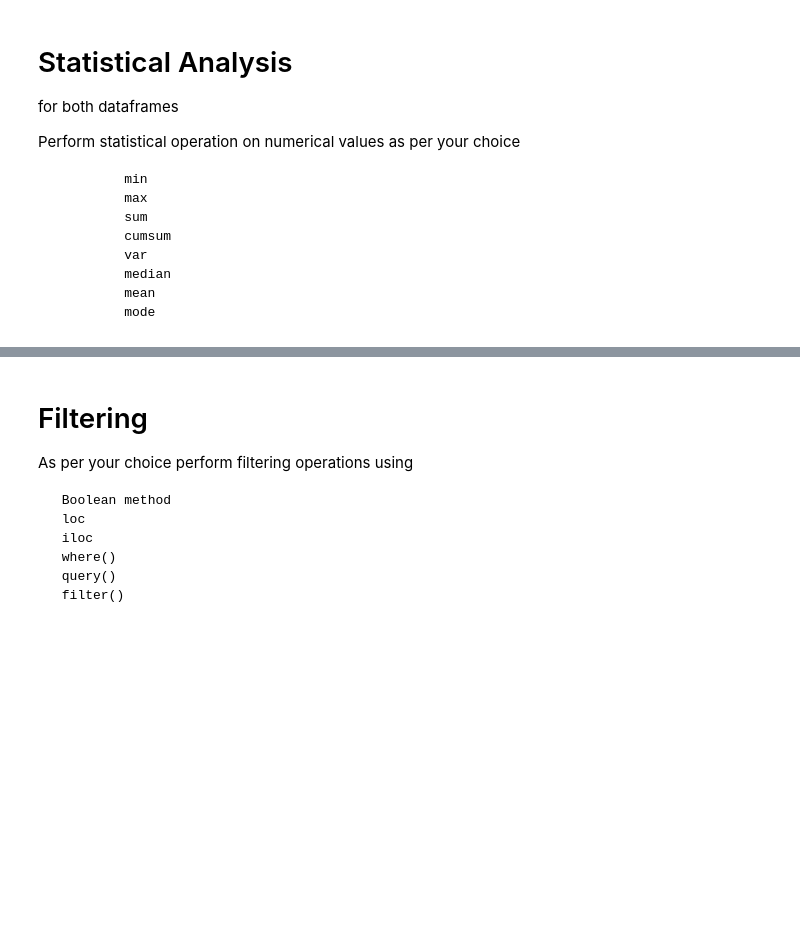
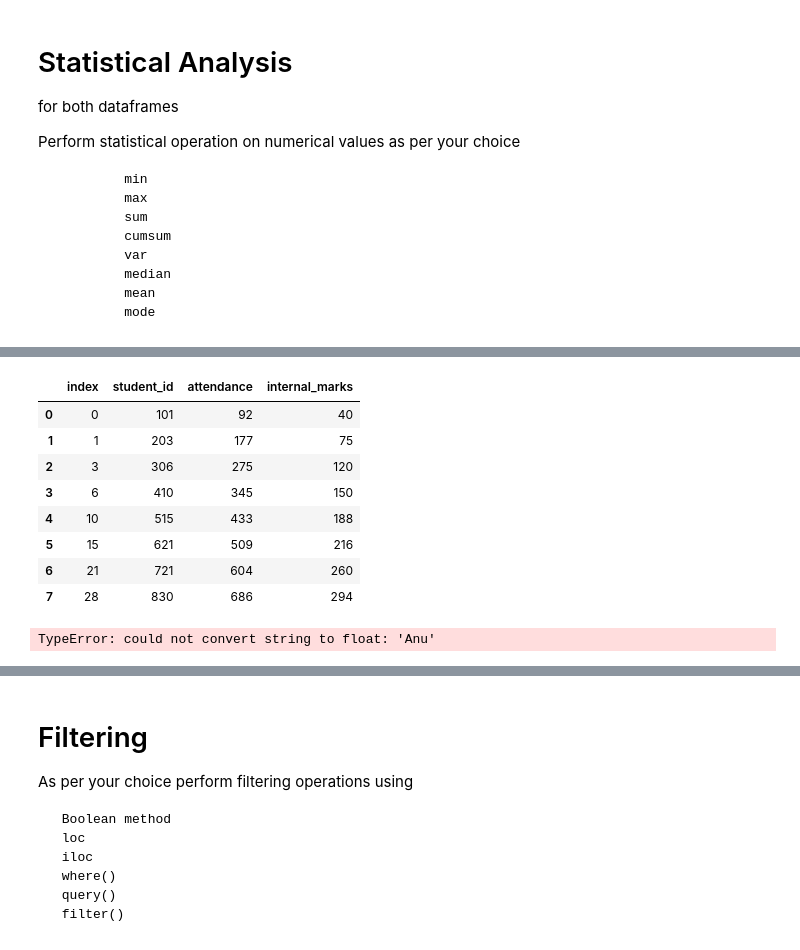
Before and after one commit to Sru-j/daily_lab_activities, a Jupyter notebook: pandas_dataframeII_S.ipynb, the cells around one changed output, grey strips where cells are left out. Saved outputs shown, nothing was run; the diff lists cells and outputs as text; code cells hidden in the pictures; blank space fills up the shorter version.

```diff
--- a/pandas_dataframeII_S.ipynb
+++ b/pandas_dataframeII_S.ipynb
@@ -148,0 +262,19 @@ df_scores
+# %%
+#cumsum
+df_students.cumsum()
+df_scores.cumsum()
+# %% [output]
+|  | index | student_id | attendance | internal_marks |
+| 0 | 0 | 101 | 92 | 40 |
+| 1 | 1 | 203 | 177 | 75 |
+| 2 | 3 | 306 | 275 | 120 |
+| 3 | 6 | 410 | 345 | 150 |
+| 4 | 10 | 515 | 433 | 188 |
+| 5 | 15 | 621 | 509 | 216 |
+| 6 | 21 | 721 | 604 | 260 |
+| 7 | 28 | 830 | 686 | 294 |
+# %%
+#var
+df_students.var()
+# %% [output]
+TypeError: could not convert string to float: 'Anu'
```
Also changed, not shown: parts of 28 cells of this notebook.
